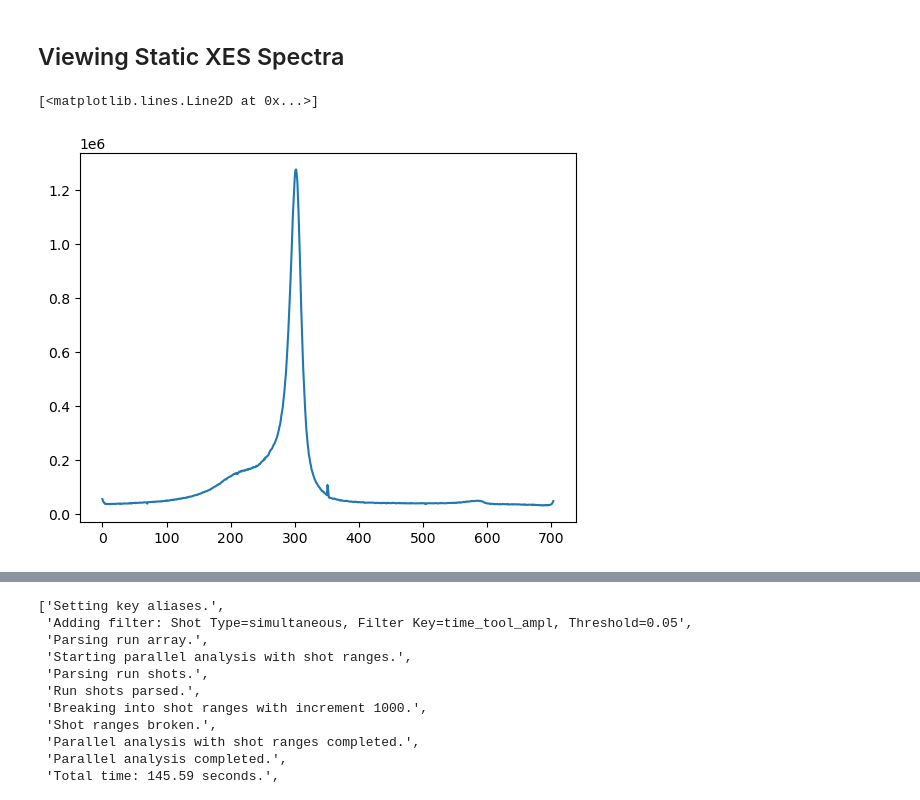
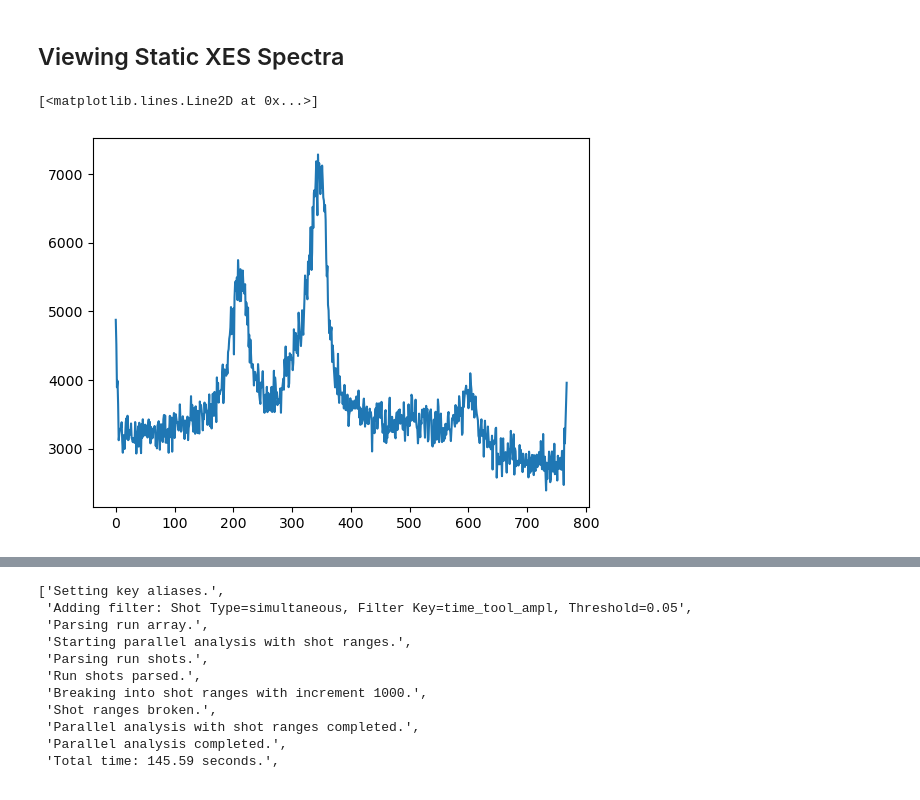
Before and after one commit to lg345/XSpect, a Jupyter notebook: XSpect_XES_examples.ipynb, the cells around one changed output, grey strips where cells are left out. Drawn from its saved outputs; the diff is of its cells as text; code cells hidden in the pictures.

```diff
--- a/XSpect_XES_examples.ipynb
+++ b/XSpect_XES_examples.ipynb
@@ -20,22 +20,24 @@ import XSpect.XSpect_Visualization
 # %% [markdown]
 ## Viewing Static XES Spectra
 # %%
-xes_experiment = XSpect.XSpect_Analysis.spectroscopy_experiment(hutch='mfx',experiment_id='mfxx1013623',lcls_run=23)
+xes_experiment = XSpect.XSpect_Analysis.spectroscopy_experiment(hutch='mfx',experiment_id='mfxl1015522',lcls_run=22)
 xes=XSpect.XSpect_Controller.XESBatchAnalysisRotation()
-xes.key_epix=['epix_1/ROI_0_area']
+xes.key_epix=['epix_2/ROI_0_area']
 #xes.set_key_aliases(keys,names)
-xes.import_roi=[[523,535]]
-xes.rois=[[0,12]]
+#xes.import_roi=[[0,-1]]
+#xes.rois=[[0,-1]]
 xes.adu_cutoff=3.0
 xes.angle=0
 xes.transpose=True
-xes.run_parser(['37'])
+xes.pixels_to_patch=[382,383,384,385]#needed to change since detector is 90 degrees from standard. e.g. transposed above
+xes.patch_mode='polynomial'
+xes.run_parser(['77'])
 start=time.time()
 xes.primary_analysis_parallel_range(4,xes_experiment,method=xes.primary_analysis_static,increment=2000,verbose=False)
 end=time.time()
 v=XSpect.XSpect_Visualization.XESVisualization()
 v.combine_static_spectra(xes_analysis=xes,xes_key='epix_ROI_1')
 plt.plot(v.summed_xes)
 # %% [output]
 [<matplotlib.lines.Line2D at 0x...>]
-[figure, old version]
+[figure, new version]
```
Also changed, not shown: parts of 1 cell of this notebook.
